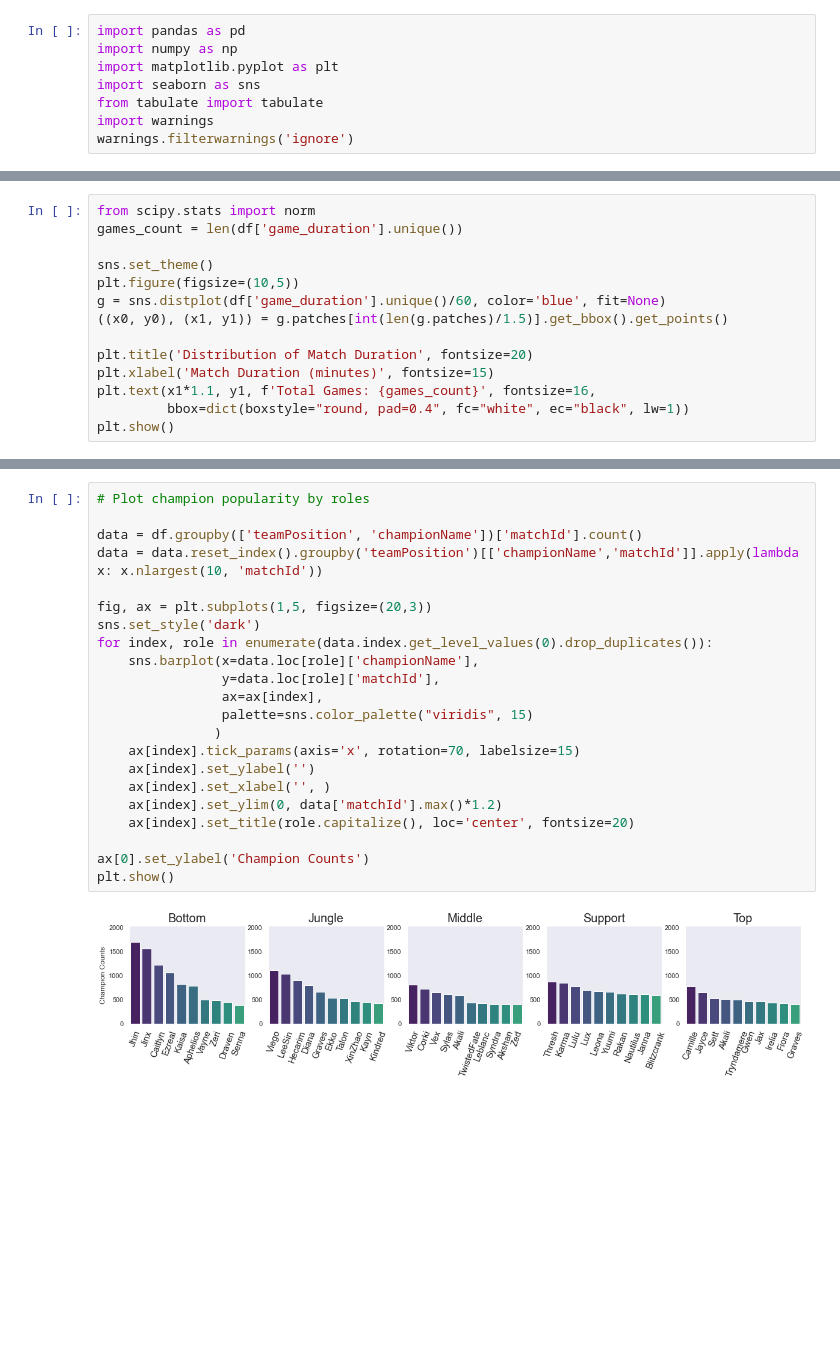
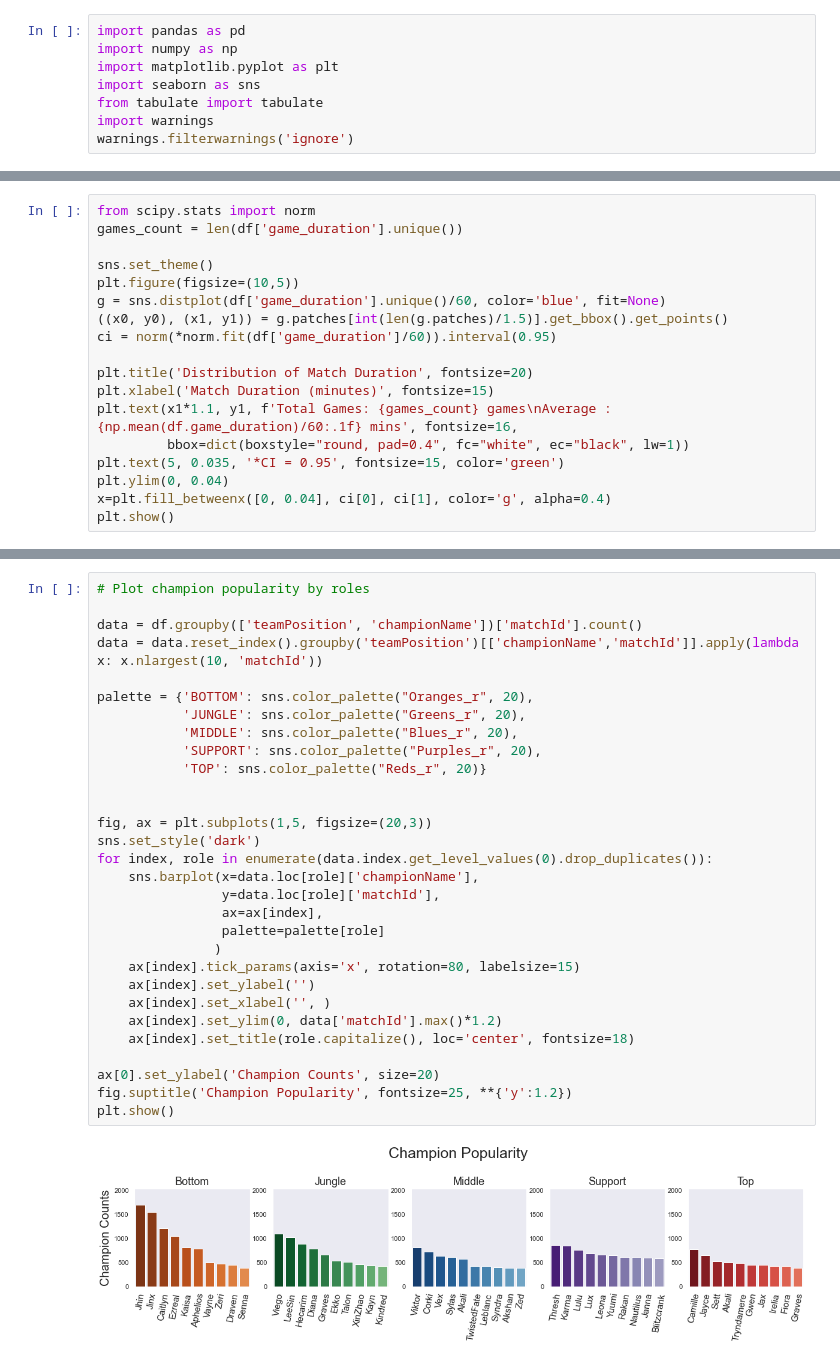
Before and after one commit to andamanopal/league-of-legends-ds, a Jupyter notebook: general_eda.ipynb, the cells around one changed output, grey strips where cells are left out. Saved outputs shown, nothing was run; the diff lists cells and outputs as text; blank space fills up the shorter version.

```diff
--- a/general_eda.ipynb
+++ b/general_eda.ipynb
@@ -60,10 +63,14 @@ sns.set_theme()
 plt.figure(figsize=(10,5))
 g = sns.distplot(df['game_duration'].unique()/60, color='blue', fit=None)
 ((x0, y0), (x1, y1)) = g.patches[int(len(g.patches)/1.5)].get_bbox().get_points()
+ci = norm(*norm.fit(df['game_duration']/60)).interval(0.95)
 
 plt.title('Distribution of Match Duration', fontsize=20)
 plt.xlabel('Match Duration (minutes)', fontsize=15)
-plt.text(x1*1.1, y1, f'Total Games: {games_count}', fontsize=16,
+plt.text(x1*1.1, y1, f'Total Games: {games_count} games\nAverage : {np.mean(df.game_duration)/60:.1f} mins', fontsize=16,
          bbox=dict(boxstyle="round, pad=0.4", fc="white", ec="black", lw=1))
+plt.text(5, 0.035, '*CI = 0.95', fontsize=15, color='green')
+plt.ylim(0, 0.04)
+x=plt.fill_betweenx([0, 0.04], ci[0], ci[1], color='g', alpha=0.4)
 plt.show()
 # %% [output]
@@ -71,24 +82,32 @@ plt.show()
 # %%
 # Plot champion popularity by roles
 
 data = df.groupby(['teamPosition', 'championName'])['matchId'].count()
 data = data.reset_index().groupby('teamPosition')[['championName','matchId']].apply(lambda x: x.nlargest(10, 'matchId'))
+
+palette = {'BOTTOM': sns.color_palette("Oranges_r", 20),
+           'JUNGLE': sns.color_palette("Greens_r", 20),
+           'MIDDLE': sns.color_palette("Blues_r", 20),
+           'SUPPORT': sns.color_palette("Purples_r", 20),
+           'TOP': sns.color_palette("Reds_r", 20)}
+
 
 fig, ax = plt.subplots(1,5, figsize=(20,3))
 sns.set_style('dark')
 for index, role in enumerate(data.index.get_level_values(0).drop_duplicates()):
     sns.barplot(x=data.loc[role]['championName'],
                 y=data.loc[role]['matchId'],
                 ax=ax[index],
-                palette=sns.color_palette("viridis", 15)
+                palette=palette[role]
                )
-    ax[index].tick_params(axis='x', rotation=70, labelsize=15)
+    ax[index].tick_params(axis='x', rotation=80, labelsize=15)
     ax[index].set_ylabel('')
     ax[index].set_xlabel('', )
     ax[index].set_ylim(0, data['matchId'].max()*1.2)
-    ax[index].set_title(role.capitalize(), loc='center', fontsize=20)
+    ax[index].set_title(role.capitalize(), loc='center', fontsize=18)
 
-ax[0].set_ylabel('Champion Counts')
+ax[0].set_ylabel('Champion Counts', size=20)
+fig.suptitle('Champion Popularity', fontsize=25, **{'y':1.2})
 plt.show()
 # %% [output]
-[figure, old version]
+[figure, new version]
```
Also changed, not shown: parts of 12 cells of this notebook, 1 other file.
